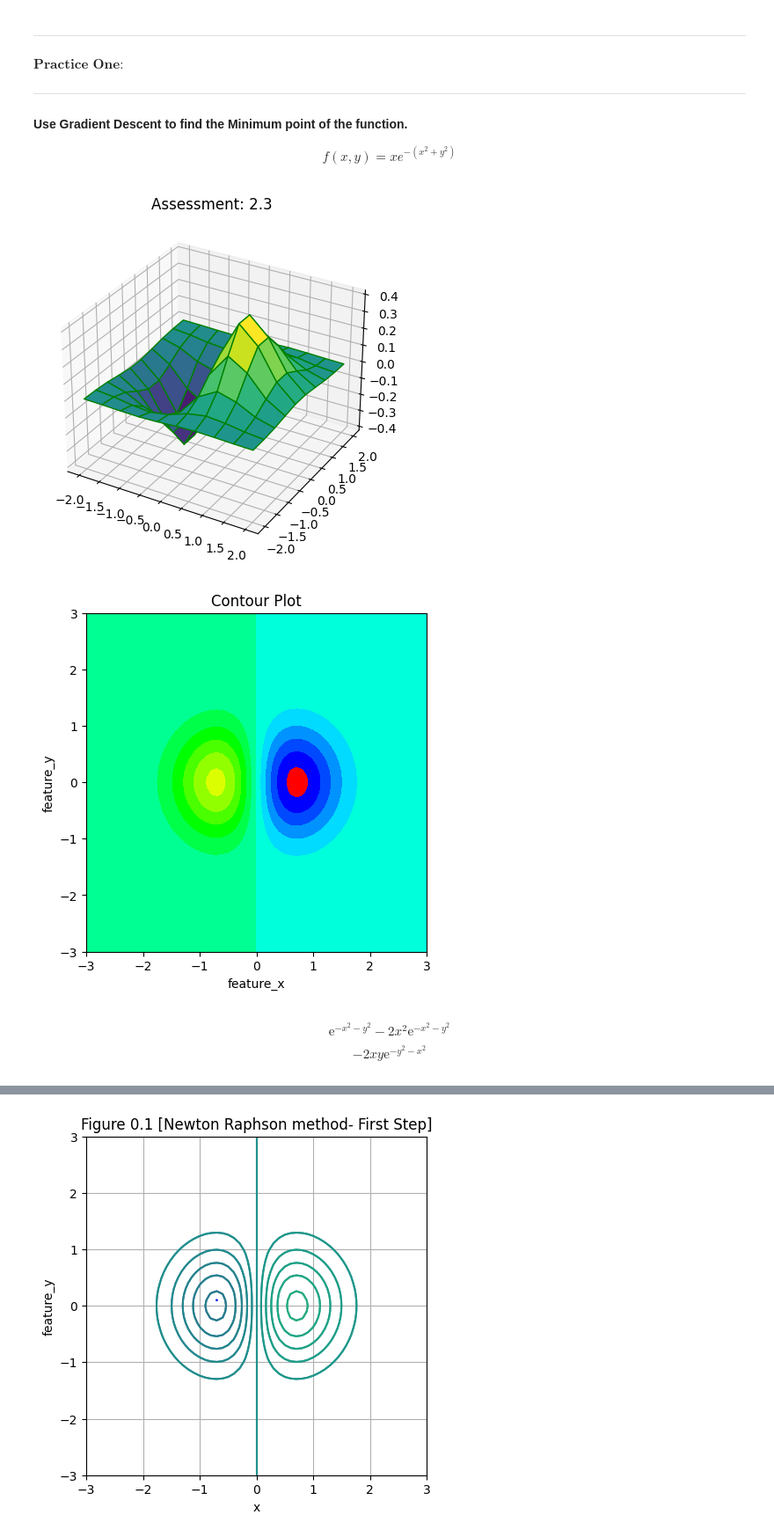
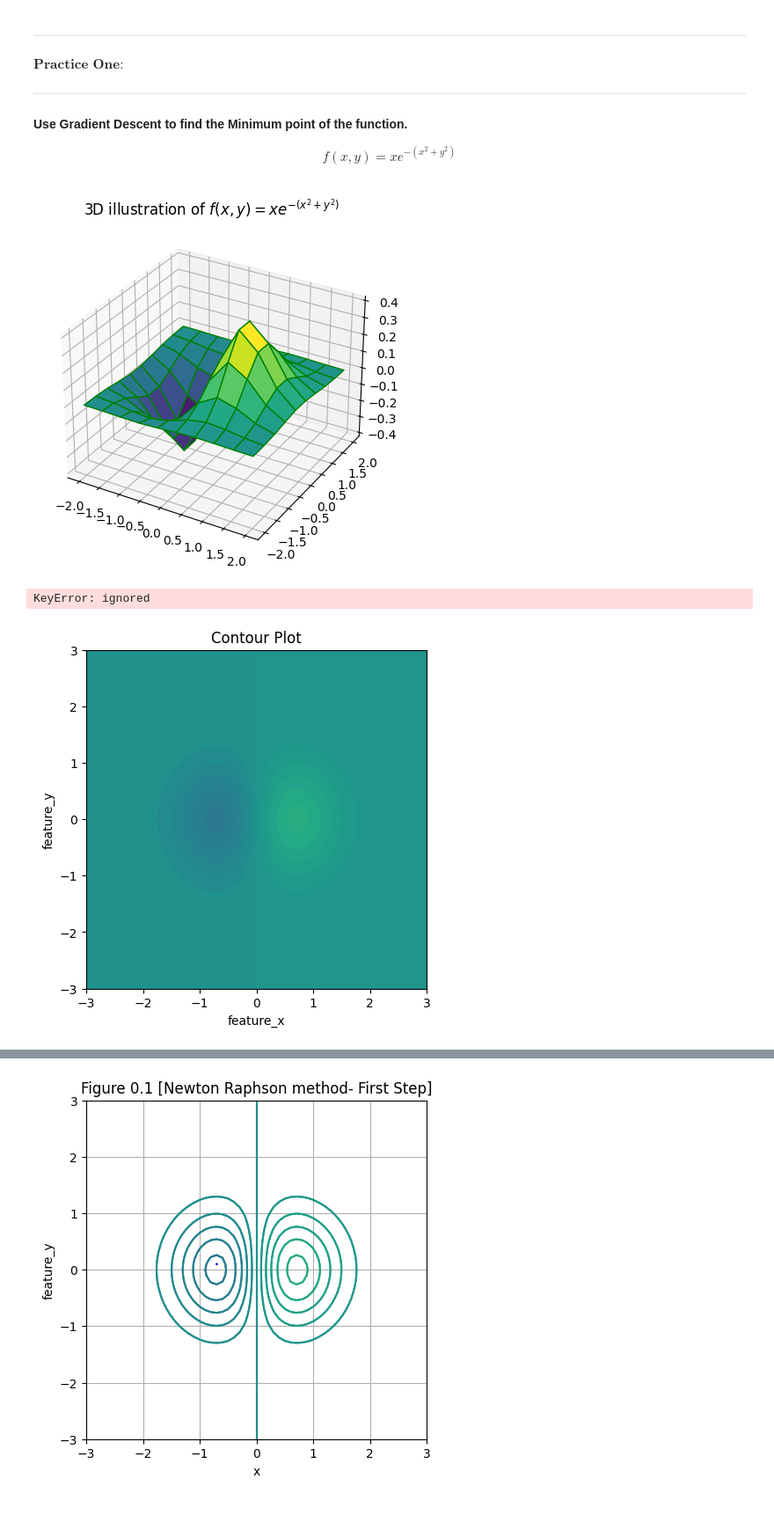
Before and after one commit to F-Yousefi/Maths-ML, a Jupyter notebook: Gradient-Descent.ipynb, the cells around one changed output, grey strips where cells are left out. Shown at 88% size. Cells and saved outputs as stored; diff of their text form; code cells hidden in the pictures; blank space fills up the shorter version.

```diff
--- a/Gradient-Descent.ipynb
+++ b/Gradient-Descent.ipynb
@@ -53,10 +53,9 @@ $\mathbf{\text{Practice One: }}$<br>
 import numpy as np
 import matplotlib.pyplot as plt
 
-# Taylor series definition for f(x,y) = 𝑒^−(𝑥2−𝑦2)
+# The function f(x,y) = 𝑒^−(𝑥^2+𝑦^2)
 #>>>>>>>>>>>>>>>>>>>>>>>>>
-# z = lambda x,y:
-mc = lambda x,y: x * np.e**(-(x**2+y**2))
+fxy = lambda x,y: x * np.e**(-(x**2+y**2))
 #<<<<<<<<<<<<<<<<<<<<<<<<<
 
 # defining surface and axes
@@ -64,54 +63,50 @@ x = np.outer(np.linspace(-2, 2, 10), np.ones(10))
 y = x.copy().T
 
 #Plotting Configuration
-fig = plt.figure()
 ax = plt.axes(projection='3d')
-# ax.plot_surface(x, y, z(x,y), cmap='viridis',edgecolor='green')
-ax.plot_surface(x, y, mc(x,y), cmap='viridis',edgecolor='green')
-ax.set_title('Assessment: 2.3')
+ax.plot_surface(x, y, fxy(x,y), cmap='viridis',edgecolor='green')
+ax.set_title('3D illustration of $f(x,y)= xe^{-(x^2+y^2)}$')
 plt.rcParams['figure.figsize'] = [10, 5]
 plt.rcParams['figure.dpi'] = 100
 plt.show()
 # %% [output]
-[figure, old version]
+[figure, new version]
 # %%
 # Implementation of matplotlib function
 import matplotlib.pyplot as plt
 import numpy as np
 
 feature_x = np.arange(-50, 50, 0.1)
 feature_y = np.arange(-50, 50, 0.1)
 levels = np.arange(-2, 2, 0.08)
 
 # Creating 2-D grid of features
 [x, y] = np.meshgrid(feature_x, feature_y)
 plt.rcParams['figure.figsize'] = [5, 5]
 plt.rcParams['figure.dpi'] = 100
-fig, ax = plt.subplots(1, 1)
+_ , ax = plt.subplots(1, 1)
 
 Z = x * np.e**(-(x**2+y**2))
 
 # plots contour lines
-ax.contourf(x, y, Z,levels,colors=colors)
+ax.contourf(x, y, Z,levels)
 
 ax.set_title('Contour Plot')
 ax.set_xlabel('feature_x')
 ax.set_ylabel('feature_y')
 ax.set_xlim((-3,3))
 ax.set_ylim((-3,3))
 
-plt.quiver(results[0]["X"], results[0]["f(x)"] , results[1]["X"]-(results[0]["X"]), results[1]["f(x)"]-(results[0]["f(x)"]), color='b', units='xy', scale=1)
+ax.quiver(results[0]["X"], results[0]["f(x)"] , results[1]["X"]-(results[0]["X"]), results[1]["f(x)"]-(results[0]["f(x)"]), color='b', units='xy', scale=1)
 plt.rcParams['figure.figsize'] = [6.0, 3.0]
 plt.rcParams['figure.dpi'] = 80
-plt.plot(x_plot,fx(x_plot) , color = 'red')
-plt.xlim((-6,6))
-plt.ylim((-3,5))
-plt.xlabel("x")
-plt.title("Figure 0.1 [Newton Raphson method- First Step]")
-plt.grid(visible=True)
-plt.show()
+ax.plot(x_plot,fx(x_plot) , color = 'red')
+ax.set_xlim((-6,6))
+ax.set_ylim((-3,5))
+ax.set_xlabel("x")
+ax.set_title("Figure 0.1 [Newton Raphson method- First Step]")
+ax.grid(visible=True)
+ax.show()
 # %% [output]
+KeyError: ignored
-[figure, old version]
+[figure, new version]
-# %% [markdown]
-$$\mathrm{e}^{-x^2-y^2}-2x^2\mathrm{e}^{-x^2-y^2}$$
-$$-2xy\mathrm{e}^{-y^2-x^2}$$
```
Also changed, not shown: parts of 1 cell of this notebook.
